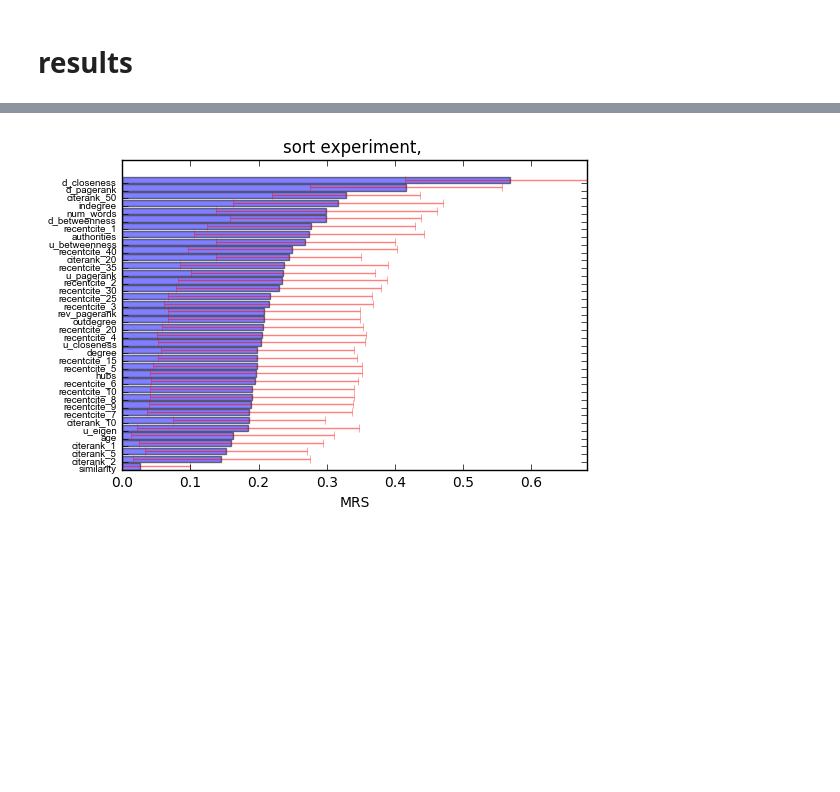
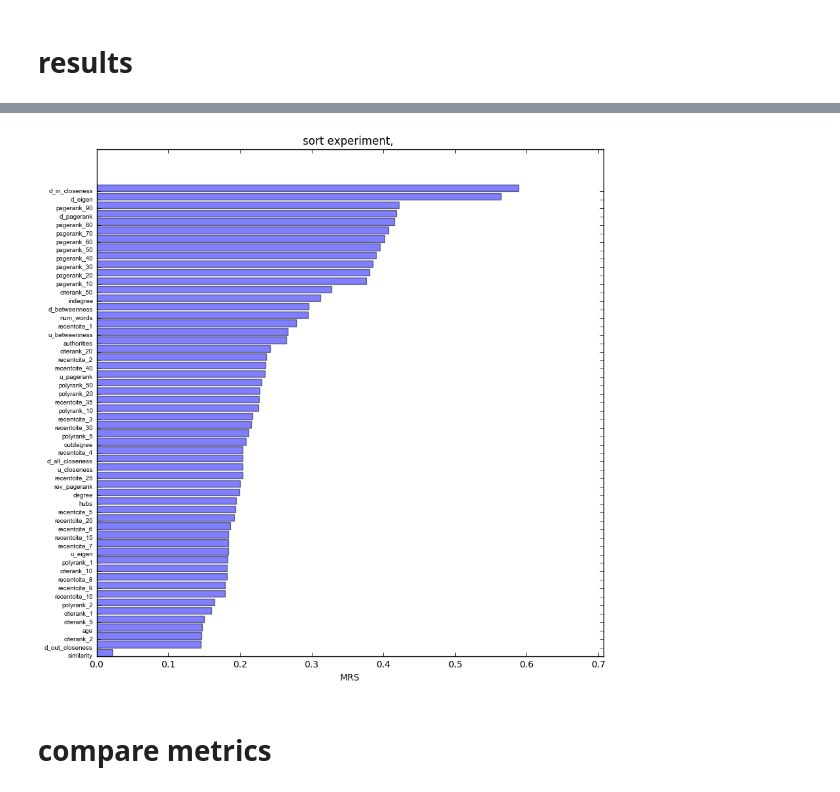
Before and after one commit to idc9/law-net, a Jupyter notebook: vertex_metrics_experiment/results_scotus.ipynb, the cells around one changed output, grey strips where cells are left out. Cells and saved outputs as stored; diff of their text form; code cells hidden in the pictures; blank space fills up the shorter version.

```diff
--- a/vertex_metrics_experiment/results_scotus.ipynb
+++ b/vertex_metrics_experiment/results_scotus.ipynb
@@ -46,6 +53,8 @@ G = ig.Graph.Read_GraphML(subnet_dir + network_name +'_network.graphml')
 # %%
 # name = 'scotus_test'
 name = 'scotus_citerank_words'
+name = 'eigen'
+name = '1_16_17'
 
 sort_path = results_dir + 'sort/%s/rankloss_sort.p' % name
 rankloss_sort = pickle.load(open(sort_path, "rb"))
@@ -57,5 +66,5 @@ rankloss_match = pickle.load(open(match_path, "rb"))
 # rankloss_logreg = pickle.load(open(logreg_path, "rb"))
 
 rankloss = {'sort': rankloss_sort,
-            'match': rankloss_match}#,
+             'match': rankloss_match}#,
             #'logreg': rankloss_logreg}
@@ -62,6 +92,9 @@ rankloss = {'sort': rankloss_sort,
 # %%
 exper = 'sort'
 metric = 'MRS'
+plt.figure(figsize=[10, 10])
 plot_scores(rankloss[exper][metric], exper=exper, metric=metric)
 # %% [output]
-[figure, old version]
+[figure, new version]
+# %% [markdown]
+# compare  metrics
```
Also changed, not shown: parts of 18 cells of this notebook, 10 other files.
